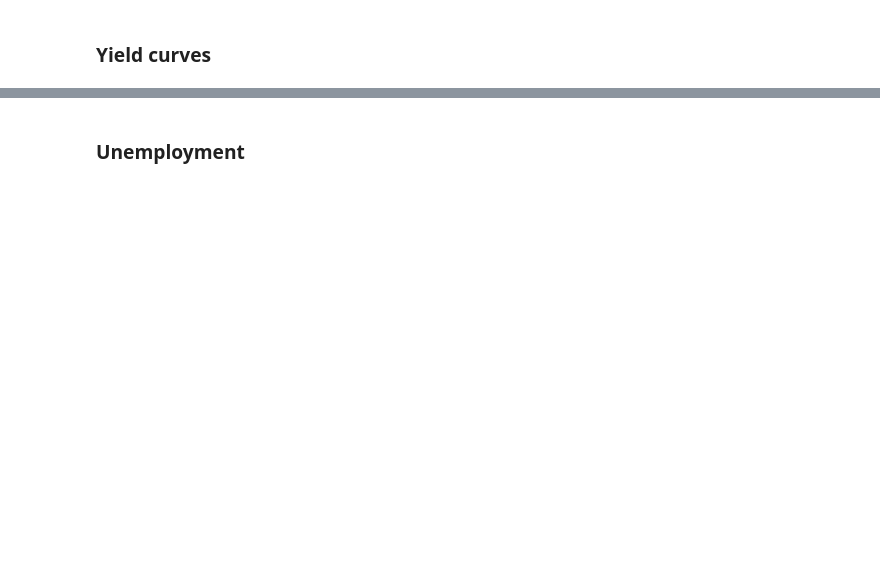
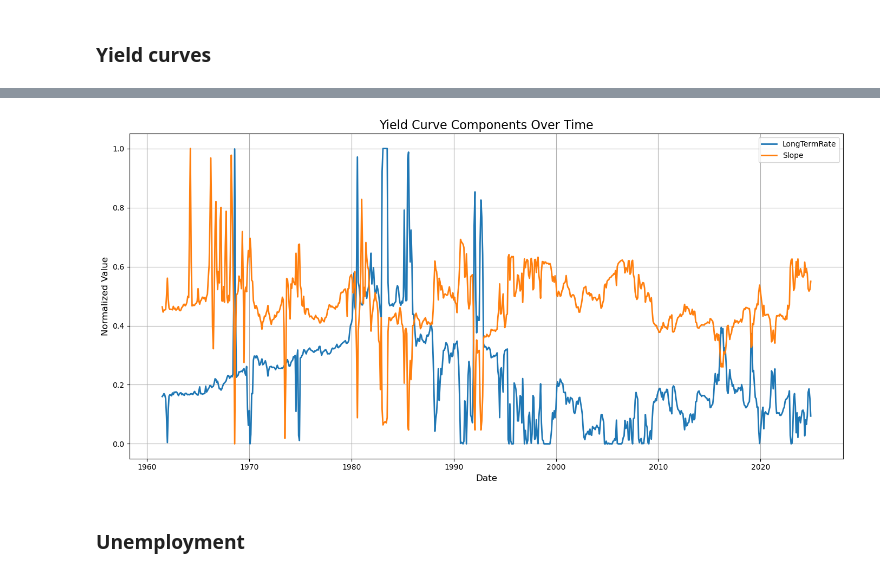
Before and after one commit to ChrisLato/AISE-4010-Project, a Jupyter notebook: preproc.ipynb, the cells around one changed output, grey strips where cells are left out. Saved outputs shown, nothing was run; the diff lists cells and outputs as text; code cells hidden in the pictures; blank space fills up the shorter version.

Commit message:
Normalized data and dropped curveature 1 and 2 to reduce complexity

```diff
--- a/preproc.ipynb
+++ b/preproc.ipynb
@@ -9,7 +10,6 @@ yield_data = pd.read_csv('data/yield.csv') #61
 # %% [markdown]
 ### Yield curves
 # %%
-
 # Convert to datetime
 yield_data['Date'] = pd.to_datetime(yield_data['Date'], errors='coerce')
 
@@ -19,54 +19,49 @@ yield_data.replace(-999.99, pd.NA, inplace=True)
 # Drop columns with more than 20% missing values
 threshold = 0.2 * len(yield_data)
 columns_to_drop = yield_data.columns[yield_data.isnull().sum() > threshold]
-yield_data_cleaned = yield_data.drop(columns=columns_to_drop)
+yield_data = yield_data.drop(columns=columns_to_drop)
 
 # Rename columns
 column_rename_mapping = {
-    'BETA0': 'LongTermRate',
-    'BETA1': 'Slope',
-    'BETA2': 'Curvature1',
-    'BETA3': 'Curvature2',
+    'BETA0': 'LongTermRate',    # Reflects investor confidence about long-term economic growth and inflation
+    'BETA1': 'Slope',           # A negative slope (yield curve inversion) signals a possible recession
 }
 
 for i in range(1, 31):
     column_rename_mapping[f'SVENPY{i:02d}'] = f'SpotRate{i}Y'
-
-
-for i in range(1, 31):
     column_rename_mapping[f'SVEN1F{i:02d}'] = f'ForwardRate{i}Y'
 
-yield_data_cleaned.rename(columns=column_rename_mapping, inplace=True)
+yield_data.rename(columns=column_rename_mapping, inplace=True)
 
-# Drop rows where 'Date' or key features are missing
-key_features = ['Date', 'LongTermRate', 'ForwardRate1Y']
-yield_data_cleaned = yield_data_cleaned.dropna(subset=key_features)
-
-# Set Date as the index for resampling
-yield_data_cleaned.set_index('Date', inplace=True)
+# Set 'Date' as the index for resampling
+yield_data.set_index('Date', inplace=True)
 
 # Resample to monthly frequency
-monthly_data = yield_data_cleaned.resample('M').mean()
+monthly_data = yield_data.resample('M').mean()
 
-# Interpolate missing values for continuous features
+# Interpolate missing values for continuous features, including key features
 monthly_data_interpolated = monthly_data.interpolate(method='linear', limit_direction='forward', axis=0)
 
-# Logarithmic transformation to reduce skewness for curvature columns
-curvature_columns = ['Curvature1', 'Curvature2']
-for column in curvature_columns:
-    monthly_data_interpolated[column] = monthly_data_interpolated[column].apply(
-        lambda x: np.log1p(x) if x > 0 else 0
-    )
-
-# Normalize continuous features to the range [0, 1]
-continuous_features = [
-    col for col in monthly_data_interpolated.columns if col.startswith('LongTermRate') or col.startswith('Slope')
-    or col.startswith('Curvature') or col.startswith('SpotRate') or col.startswith('ForwardRate')
-]
-monthly_data_interpolated[continuous_features] = monthly_data_interpolated[continuous_features].apply(
+# Normalize continuous features (focus on LongTermRate and Slope)
+features_to_normalize = ['LongTermRate', 'Slope']
+monthly_data_interpolated[features_to_normalize] = monthly_data_interpolated[features_to_normalize].apply(
     lambda x: (x - x.min()) / (x.max() - x.min()), axis=0
 )
 
-# Final Output: Display the first few rows of the processed dataset
-print(monthly_data_interpolated.head())
+# Display the first few rows of the processed dataset
+print(monthly_data_interpolated[features_to_normalize].head())
+
+# Plot: Line plot for LongTermRate and Slope
+plt.figure(figsize=(14, 7))
+plt.plot(monthly_data_interpolated.index, monthly_data_interpolated['LongTermRate'], label='LongTermRate', linewidth=2)
+plt.plot(monthly_data_interpolated.index, monthly_data_interpolated['Slope'], label='Slope', linewidth=2)
+
+# Add labels, legend, and title
+plt.title('Yield Curve Components Over Time', fontsize=16)
+plt.xlabel('Date', fontsize=12)
+plt.ylabel('Normalized Value', fontsize=12)
+plt.legend()
+plt.grid()
+plt.tight_layout()
+plt.show()
 # %% [output]
@@ -90,2 +75,3 @@ Date                                                                    ...
+[figure, added]
 # %% [markdown]
 ### Unemployment
```
Also changed, not shown: parts of 8 cells of this notebook.
